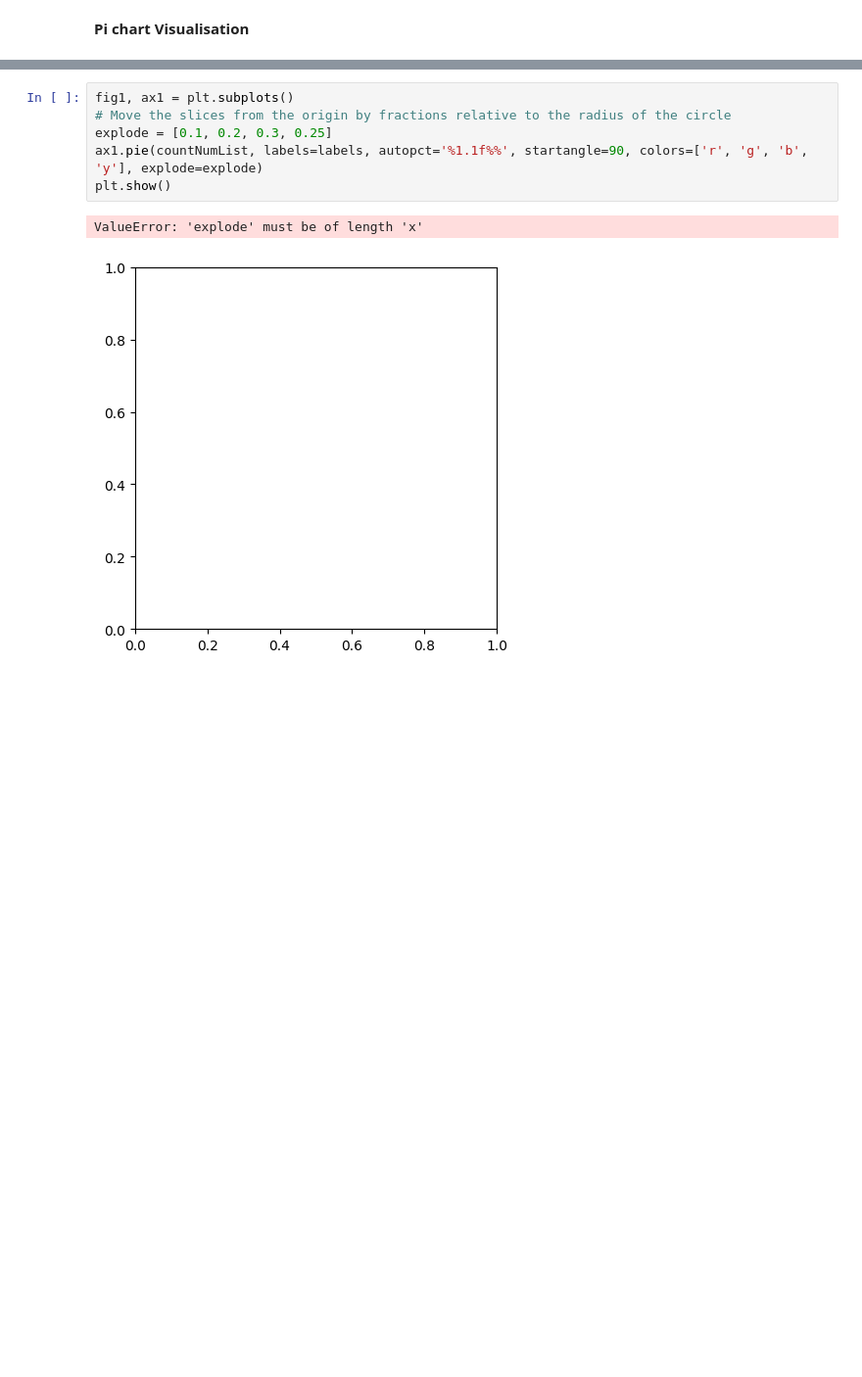
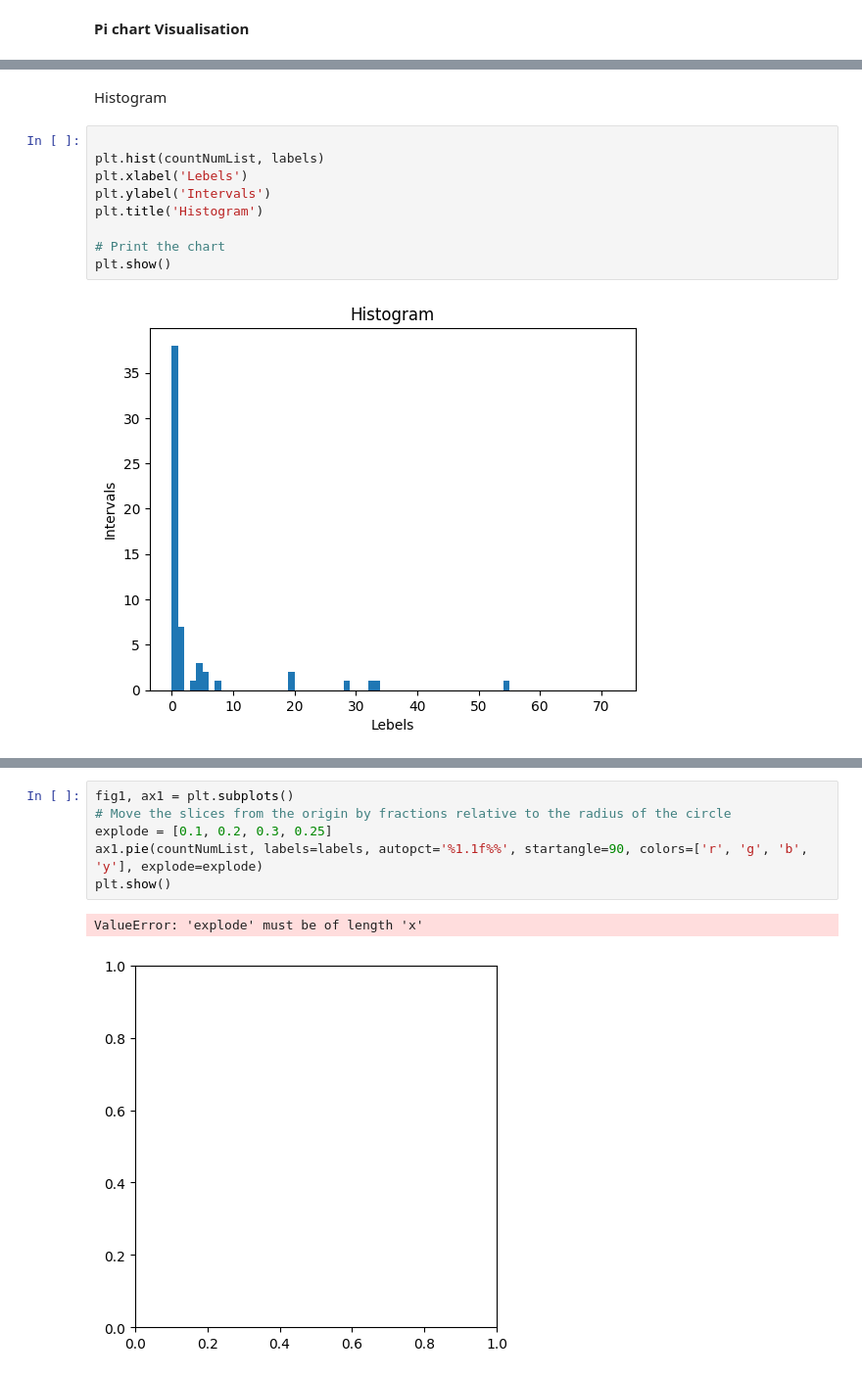
Before and after one commit to NFRIDOY/Interval-of-Prime-Numbers, a Jupyter notebook: IntervalofPrimeNumbers.ipynb, the cells around one changed output, grey strips where cells are left out. Shown at 98% size. Saved outputs shown, nothing was run; the diff lists cells and outputs as text; blank space fills up the shorter version.

```diff
--- a/IntervalofPrimeNumbers.ipynb
+++ b/IntervalofPrimeNumbers.ipynb
@@ -138,0 +141,13 @@ plt.show()
+# %% [markdown]
+Histogram
+# %%
+
+plt.hist(countNumList, labels)
+plt.xlabel('Lebels')
+plt.ylabel('Intervals')
+plt.title('Histogram')
+
+# Print the chart
+plt.show()
+# %% [output]
+[figure, added]
```
Also changed, not shown: parts of 9 cells of this notebook, 1 other file.
